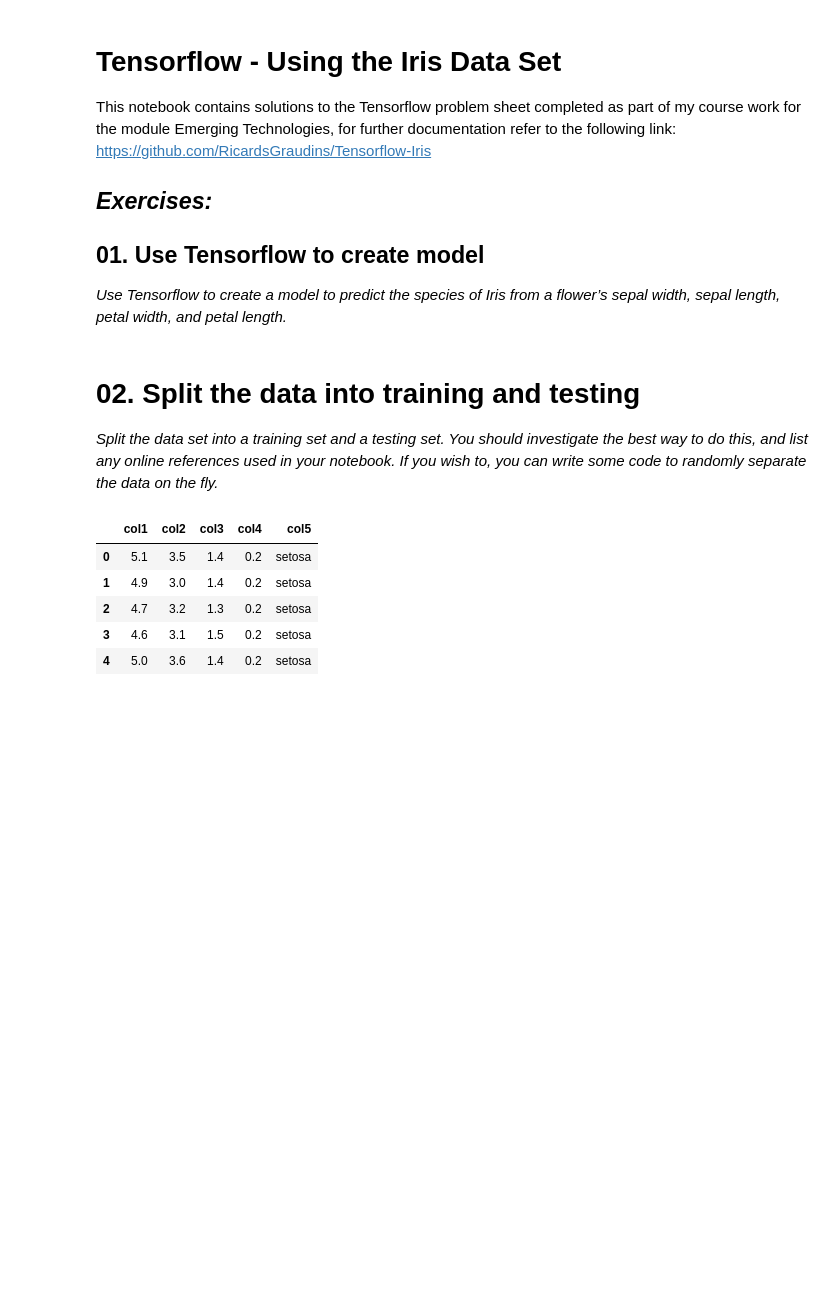
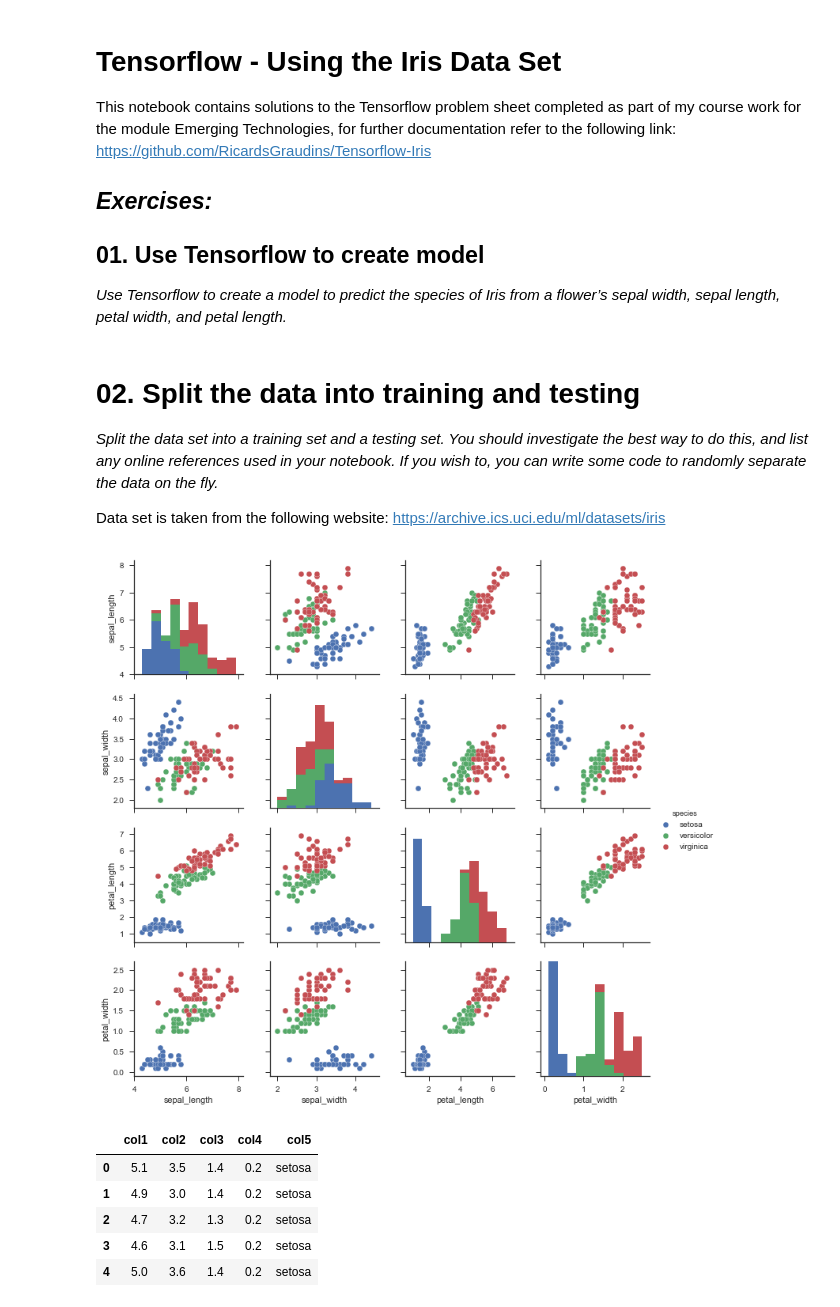
Before and after one commit to RicardsGraudins/Tensorflow-Iris, a Jupyter notebook: Tensorflow-Iris.ipynb, the cells around one changed output. Cells and saved outputs as stored; diff of their text form; code cells hidden in the pictures; blank space fills up the shorter version.

Commit message:
Using Seaborn

```diff
--- a/Tensorflow-Iris.ipynb
+++ b/Tensorflow-Iris.ipynb
@@ -38,6 +38,26 @@ accuracy = tf.reduce_mean(tf.cast(correct_prediction, tf.float32))
 # %% [markdown]
 # 02. Split the data into training and testing
 *Split the data set into a training set and a testing set. You should investigate the best way to do this, and list any online references used in your notebook. If you wish to, you can write some code to randomly separate the data on the fly.*
+
+Data set is taken from the following website: https://archive.ics.uci.edu/ml/datasets/iris
+# %%
+import seaborn as sns
+import matplotlib.pyplot as pl
+
+sns.set(style="ticks")
+
+#loading the data from seaborn's github
+df = sns.load_dataset("iris")
+#Plotting using the seaborn data
+sns.pairplot(df, hue="species")
+#Displaying the diagrams
+pl.show()
+
+#Using the seaborn library to create a scatterplot matrix of all five variables in order to get a better idea
+#of the kind of data we're working with. From the diagrams we can conclude that Iris-Setosa is more distinct
+#and thus easier to recognize over Iris-Versicolor and Iris-Virginica.
+# %% [output]
+[figure, added]
 # %%
 import numpy as np
 import pandas as pd
```
Also changed, not shown: parts of 1 cell of this notebook.
